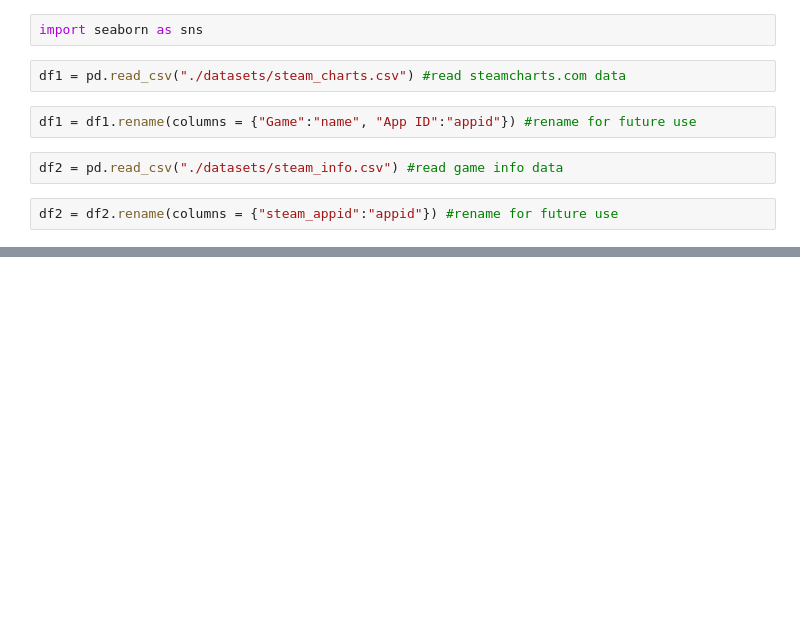
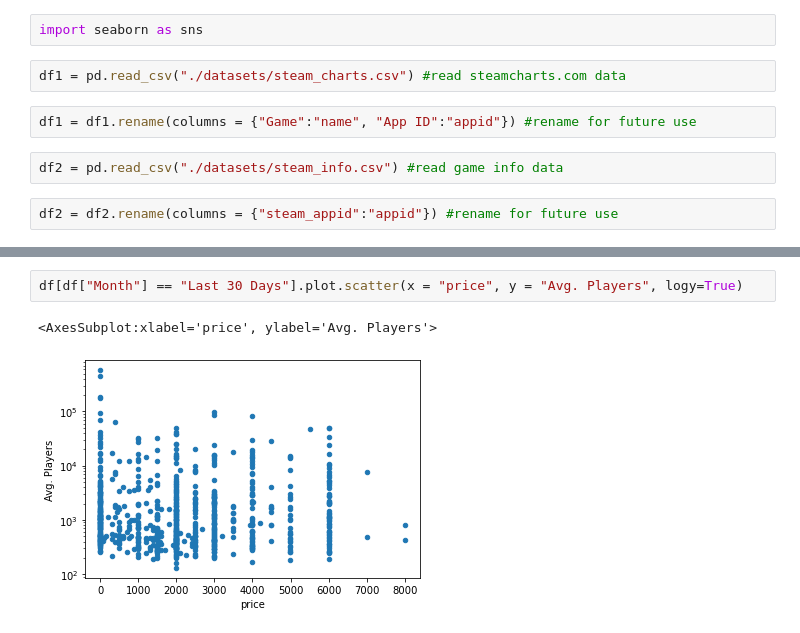
Before and after one commit to mortonjack/Data-Analysis, a Jupyter notebook: graph.ipynb, the cells around one changed output, grey strips where cells are left out. Saved outputs shown, nothing was run; the diff lists cells and outputs as text; blank space fills up the shorter version.

Commit message:
first 2 decent visualisations with pandas

```diff
--- a/graph.ipynb
+++ b/graph.ipynb
@@ -32,0 +33,5 @@ df #display
+# %%
+df[df["Month"] == "Last 30 Days"].plot.scatter(x = "price", y = "Avg. Players", logy=True)
+# %% [output]
+<AxesSubplot:xlabel='price', ylabel='Avg. Players'>
+[figure, added]
```
Also changed, not shown: parts of 3 cells of this notebook.
